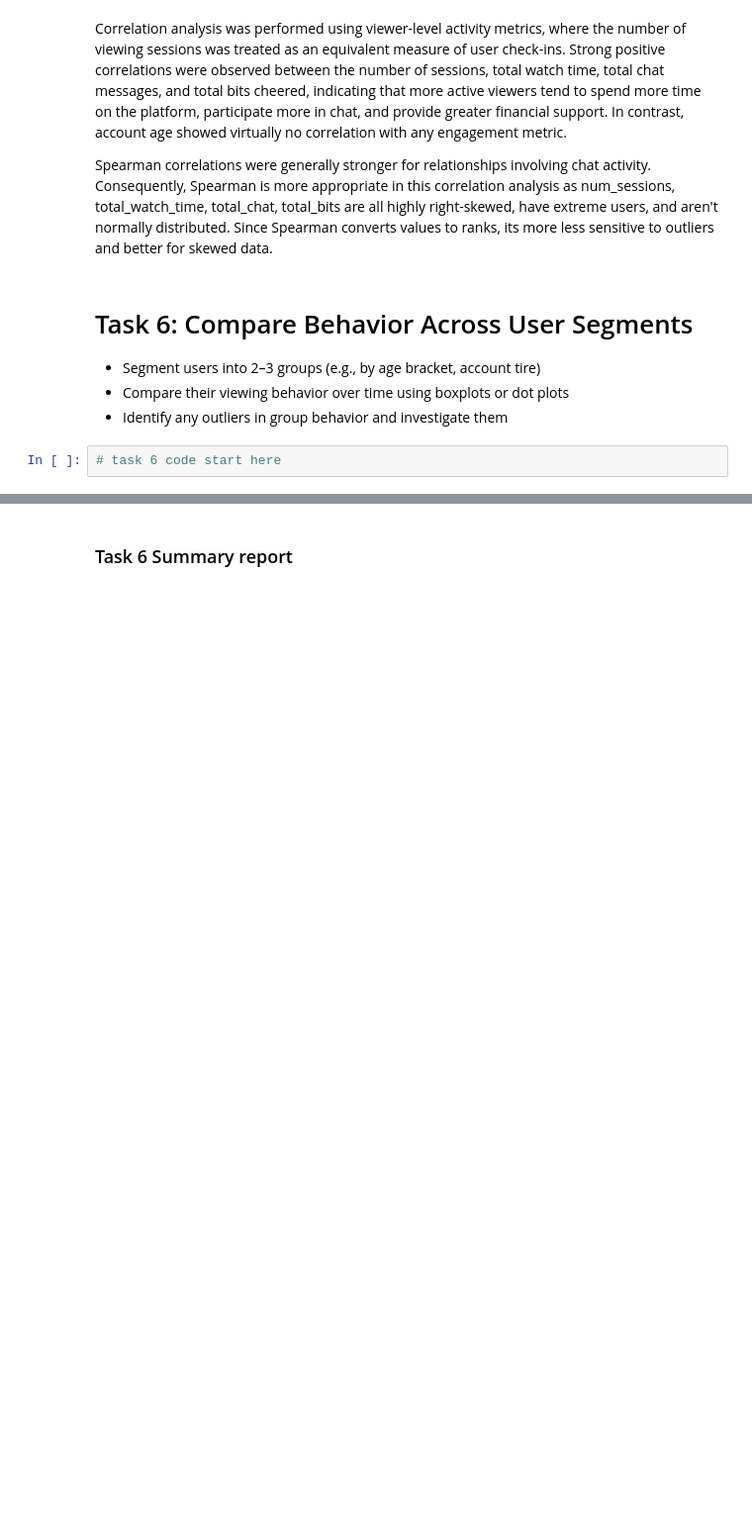
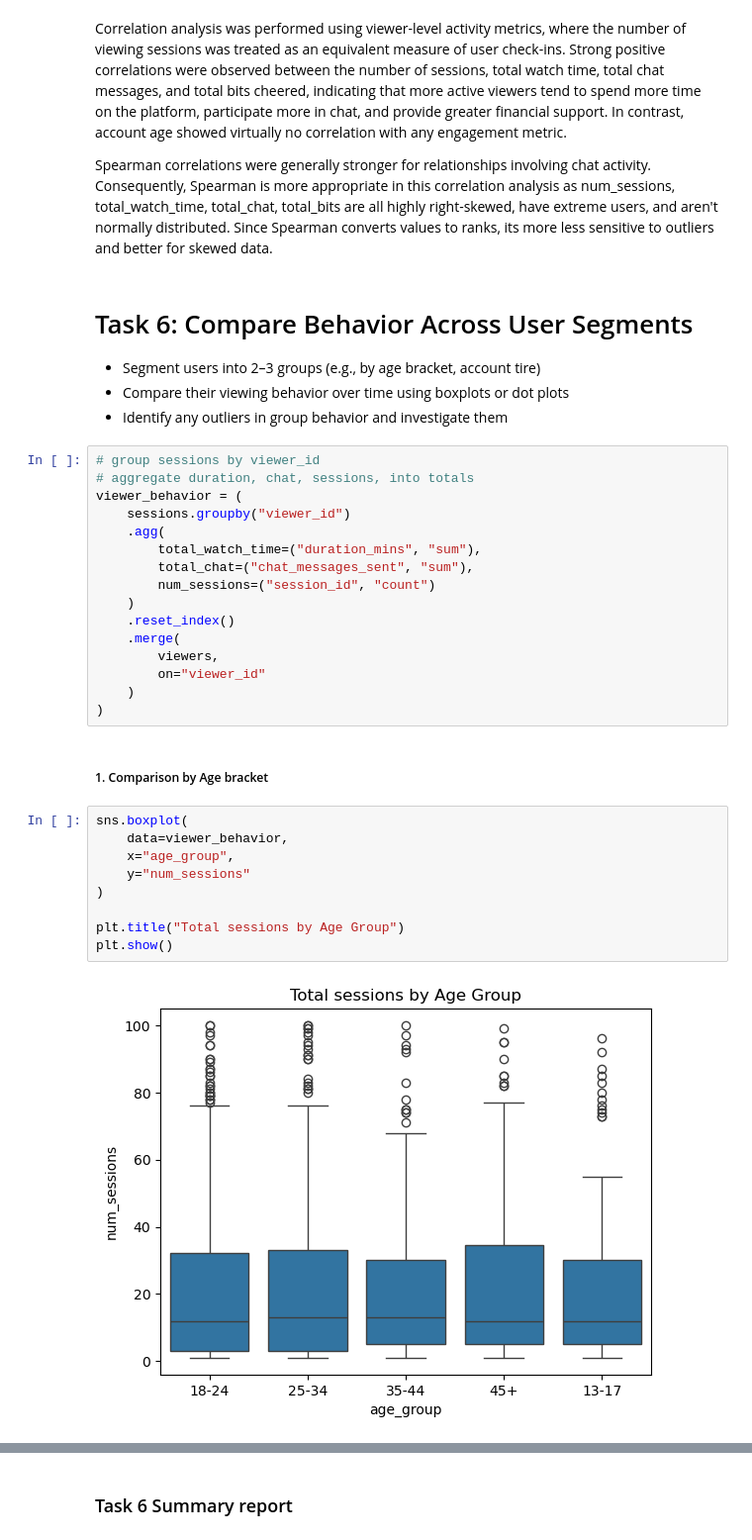
Before and after one commit to kylezhao101/IAT461-Assignment01, a Jupyter notebook: IAT461-Assignment01-Scaffold.ipynb, the cells around one changed output, grey strips where cells are left out. Shown at 99% size. Saved outputs shown, nothing was run; the diff lists cells and outputs as text; blank space fills up the shorter version.

Commit message:
complete task 8

```diff
--- a/IAT461-Assignment01-Scaffold.ipynb
+++ b/IAT461-Assignment01-Scaffold.ipynb
@@ -1256,5 +1258,32 @@ Spearman correlations were generally stronger for relationships involving chat a
 - Segment users into 2–3 groups (e.g., by age bracket, account tire)
 - Compare their viewing behavior over time using boxplots or dot plots
 - Identify any outliers in group behavior and investigate them
-# %%
-# task 6 code start here
+# %%
+# group sessions by viewer_id
+# aggregate duration, chat, sessions, into totals
+viewer_behavior = (
+    sessions.groupby("viewer_id")
+    .agg(
+        total_watch_time=("duration_mins", "sum"),
+        total_chat=("chat_messages_sent", "sum"),
+        num_sessions=("session_id", "count")
+    )
+    .reset_index()
+    .merge(
+        viewers,
+        on="viewer_id"
+    )
+)
+# %% [markdown]
+##### 1. Comparison by Age bracket
+# %%
+sns.boxplot(
+    data=viewer_behavior,
+    x="age_group",
+    y="num_sessions"
+)
+
+plt.title("Total sessions by Age Group")
+plt.show()
+# %% [output]
+[figure, added]
```
Also changed, not shown: parts of 38 cells of this notebook.
